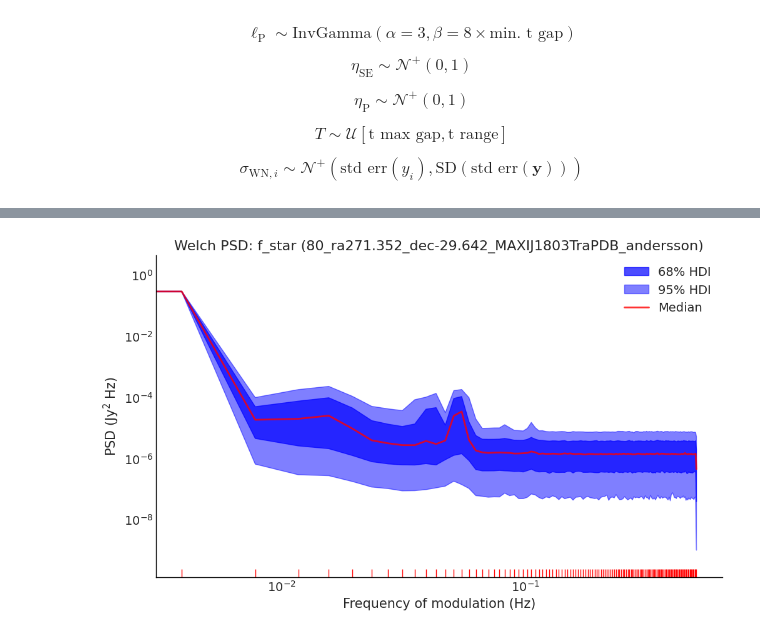
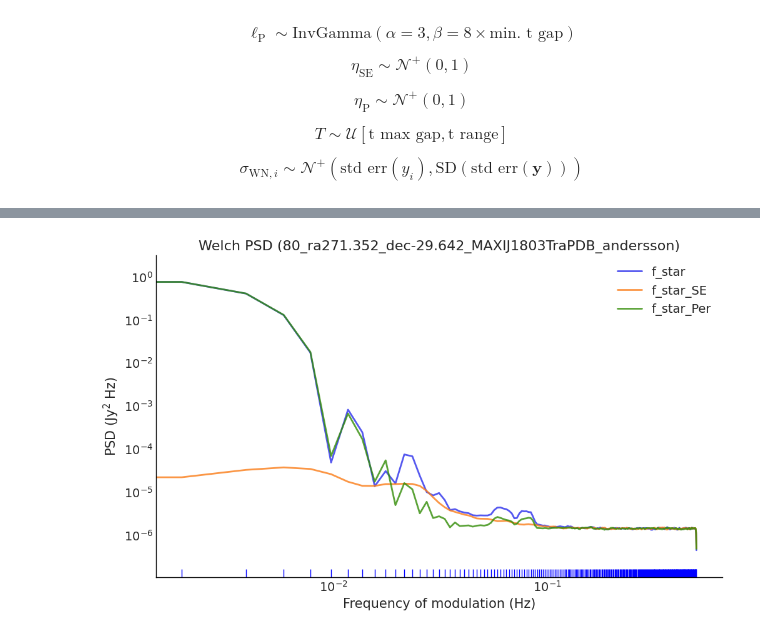
Before and after one commit to shihchingfu/gp-sandbox-thunderkat, a Jupyter notebook: fitting_80_ra271.352_dec-29.642_MAXIJ1803.ipynb, the cells around one changed output, grey strips where cells are left out. Drawn from its saved outputs; the diff is of its cells as text; code cells hidden in the pictures.

```diff
--- a/fitting_80_ra271.352_dec-29.642_MAXIJ1803.ipynb
+++ b/fitting_80_ra271.352_dec-29.642_MAXIJ1803.ipynb
@@ -144,4 +147,4 @@ ufn.plot_welch_psd(gpSE_gpPer_trace, variable_name="f_star_Per");
 # %%
-ufn.plot_welch_psd(gpSE_gpPer_trace, variable_name="f_star");
+ufn.plot_welch_psds(gpSE_gpPer_trace, variable_names=["f_star", "f_star_SE", "f_star_Per"])
 # %% [output]
-[figure, old version]
+[figure, new version]
```
Also changed, not shown: parts of 21 cells of this notebook, 2 other files.
